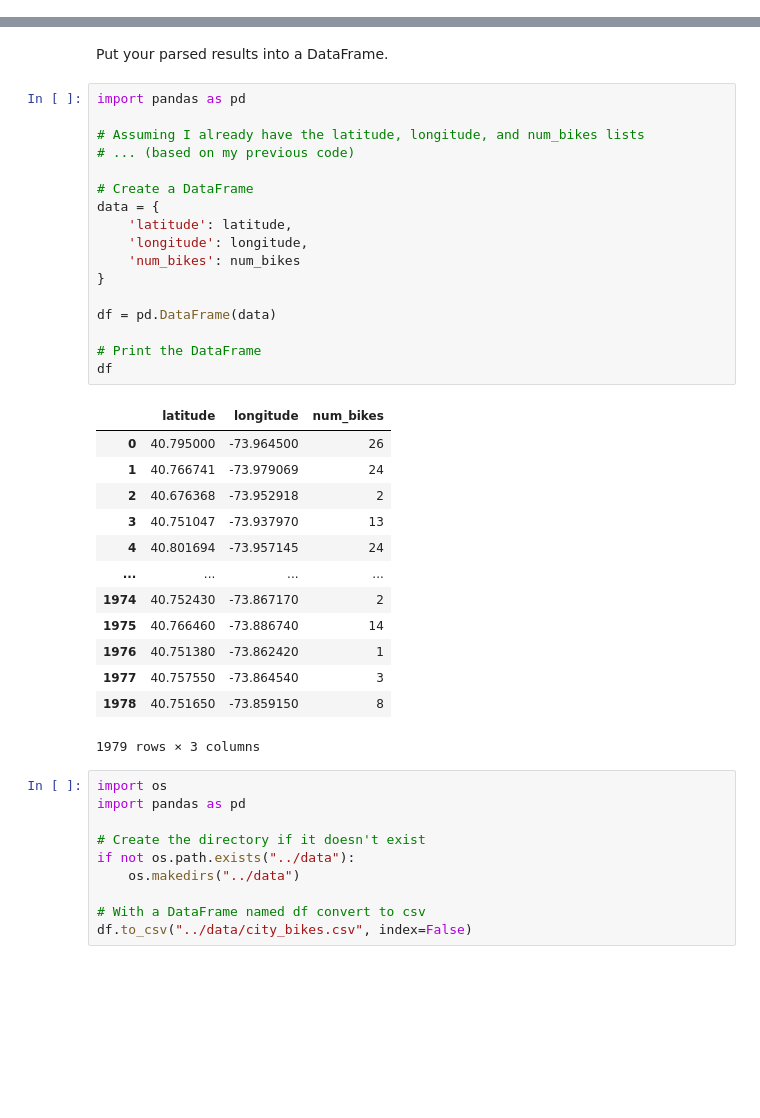
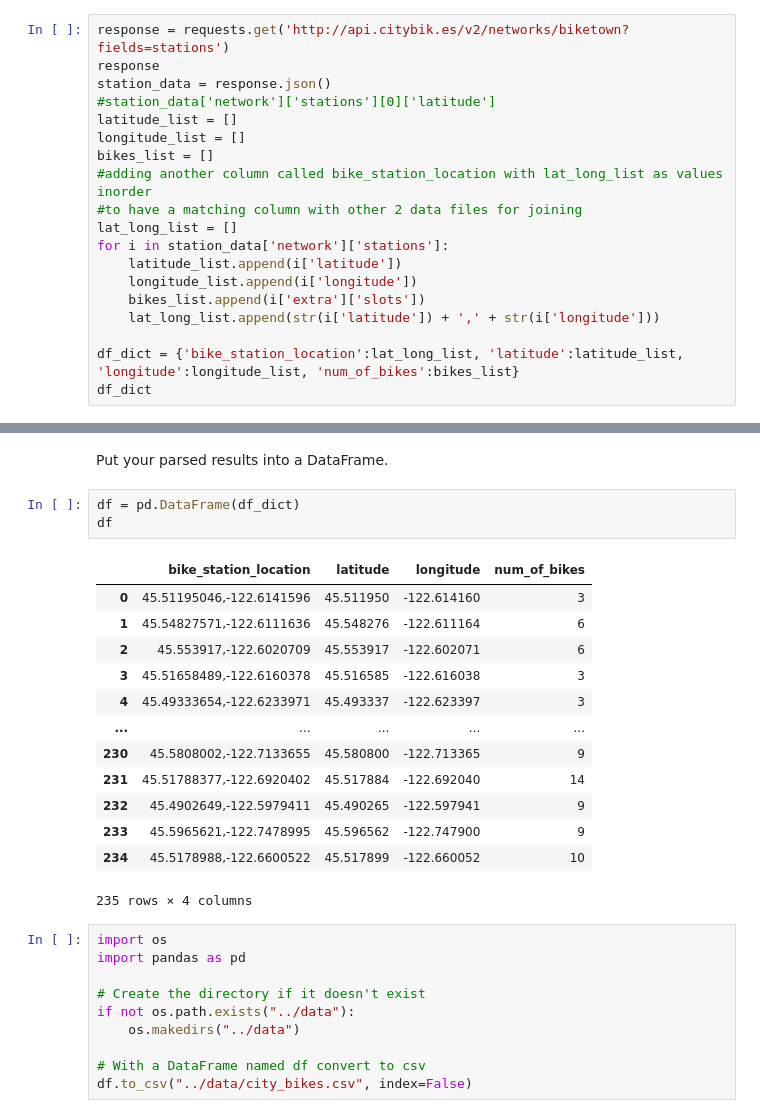
Before and after one commit to zoakolade/Statistical-Modelling-Project, a Jupyter notebook: notebooks/city_bikes.ipynb, the cells around one changed output, grey strips where cells are left out. Saved outputs shown, nothing was run; the diff lists cells and outputs as text; blank space fills up the shorter version.

```diff
--- a/notebooks/city_bikes.ipynb
+++ b/notebooks/city_bikes.ipynb
@@ -46,0 +32,19 @@ for station in stations:
+# %%
+response = requests.get('http://api.citybik.es/v2/networks/biketown?fields=stations')
+response
+station_data = response.json()
+#station_data['network']['stations'][0]['latitude']
+latitude_list = []
+longitude_list = []
+bikes_list = []
+#adding another column called bike_station_location with lat_long_list as values inorder
+#to have a matching column with other 2 data files for joining
+lat_long_list = []
+for i in station_data['network']['stations']:
+    latitude_list.append(i['latitude'])
+    longitude_list.append(i['longitude'])
+    bikes_list.append(i['extra']['slots'])
+    lat_long_list.append(str(i['latitude']) + ',' + str(i['longitude']))
+
+df_dict = {'bike_station_location':lat_long_list, 'latitude':latitude_list, 'longitude':longitude_list, 'num_of_bikes':bikes_list}
+df_dict
@@ -47,36 +89,22 @@ for station in stations:
 # %% [markdown]
 Put your parsed results into a DataFrame.
-# %%
-import pandas as pd
-
-# Assuming I already have the latitude, longitude, and num_bikes lists
-# ... (based on my previous code)
-
-# Create a DataFrame
-data = {
-    'latitude': latitude,
-    'longitude': longitude,
-    'num_bikes': num_bikes
-}
-
-df = pd.DataFrame(data)
-
-# Print the DataFrame
-df
-# %% [output]
-|  | latitude | longitude | num_bikes |
-| 0 | 40.795000 | -73.964500 | 26 |
-| 1 | 40.766741 | -73.979069 | 24 |
-| 2 | 40.676368 | -73.952918 | 2 |
-| 3 | 40.751047 | -73.937970 | 13 |
-| 4 | 40.801694 | -73.957145 | 24 |
-| ... | ... | ... | ... |
-| 1974 | 40.752430 | -73.867170 | 2 |
-| 1975 | 40.766460 | -73.886740 | 14 |
-| 1976 | 40.751380 | -73.862420 | 1 |
-| 1977 | 40.757550 | -73.864540 | 3 |
-| 1978 | 40.751650 | -73.859150 | 8 |
-1979 rows × 3 columns
+# %%
+df = pd.DataFrame(df_dict)
+df
+# %% [output]
+|  | bike_station_location | latitude | longitude | num_of_bikes |
+| 0 | 45.51195046,-122.6141596 | 45.511950 | -122.614160 | 3 |
+| 1 | 45.54827571,-122.6111636 | 45.548276 | -122.611164 | 6 |
+| 2 | 45.553917,-122.6020709 | 45.553917 | -122.602071 | 6 |
+| 3 | 45.51658489,-122.6160378 | 45.516585 | -122.616038 | 3 |
+| 4 | 45.49333654,-122.6233971 | 45.493337 | -122.623397 | 3 |
+| ... | ... | ... | ... | ... |
+| 230 | 45.5808002,-122.7133655 | 45.580800 | -122.713365 | 9 |
+| 231 | 45.51788377,-122.6920402 | 45.517884 | -122.692040 | 14 |
+| 232 | 45.4902649,-122.5979411 | 45.490265 | -122.597941 | 9 |
+| 233 | 45.5965621,-122.7478995 | 45.596562 | -122.747900 | 9 |
+| 234 | 45.5178988,-122.6600522 | 45.517899 | -122.660052 | 10 |
+235 rows × 4 columns
 # %%
 import os
 import pandas as pd
```
Also changed, not shown: parts of 7 cells of this notebook, 1 other file.
